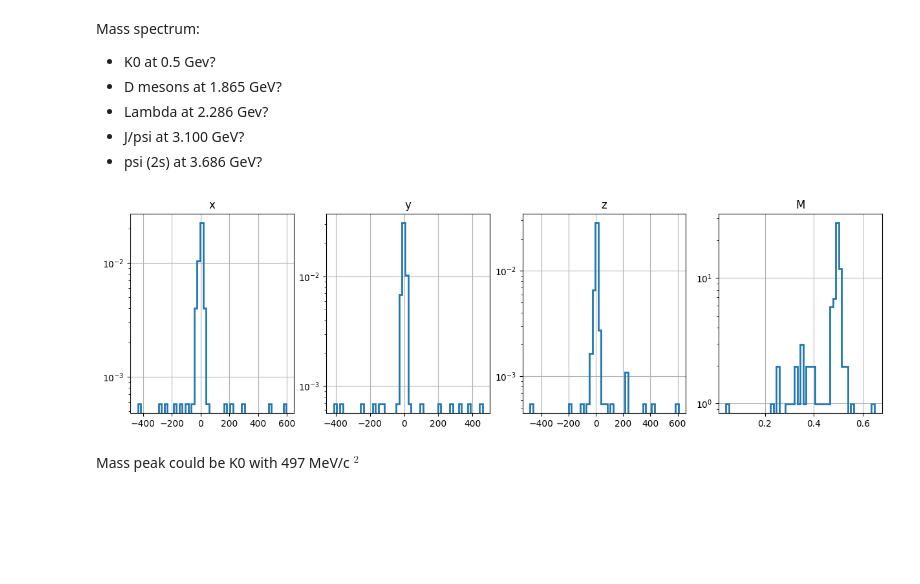
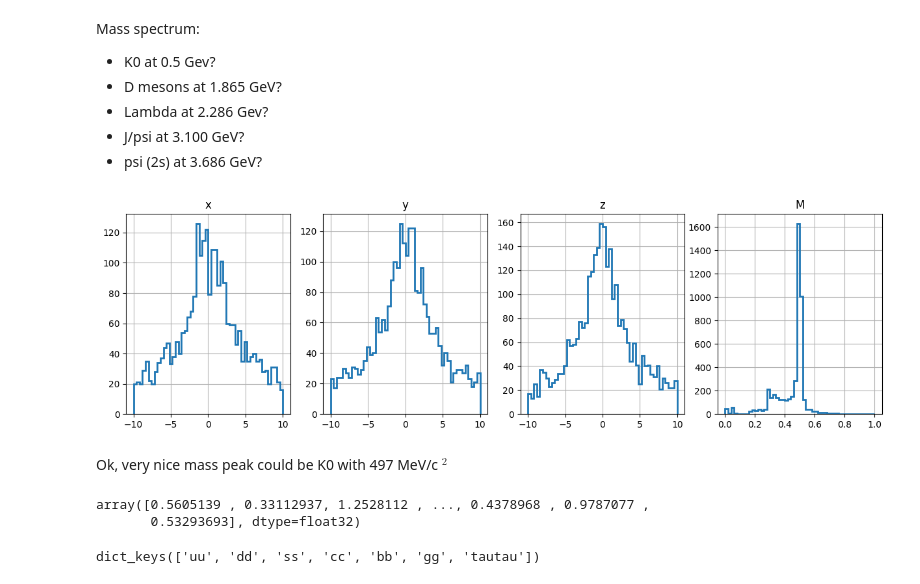
Before and after one commit to saracreates/TaggingResults, a Jupyter notebook: Hbb-vertices.ipynb, the cells around one changed output. Cells and saved outputs as stored; diff of their text form; code cells hidden in the pictures; blank space fills up the shorter version.

```diff
--- a/Hbb-vertices.ipynb
+++ b/Hbb-vertices.ipynb
@@ -13,8 +18,5 @@ import matplotlib.pyplot as plt
 def load_data(file_name):
     file = uproot.open(file_name)
     tree = file['tree;1']
-    data = tree.arrays(library="np")
+    data = tree.arrays(library="np", entry_start=0, entry_stop=250000) # 250k takes 9min to load
     return data
-# %%
-path = "/afs/cern.ch/work/s/saaumill/public/final-fullsim-inputNN"
-data = load_data(f"{path}/Hbb-inputNN-vertices.root")
@@ -78,2 +49,9 @@ def make_vertex_dic(type):
     return vertex_dic
+# %%
+dic_V0 = {}
+dic_SV = {}
+
+for key in dic.keys():
+    dic_V0[key] = make_vertex_dic(key, "V0")
+    dic_SV[key] = make_vertex_dic(key, "SV")
 # %%
@@ -86,14 +60,10 @@ dict_keys(['x', 'y', 'z', 'ids', 'M'])
 # %%
 fig, ax = plt.subplots(1, 4, figsize=(15, 4))
-for i, (key, value) in enumerate(SV_dic.items()):
-    if key == "ids":
-        continue
-    if key == "M":
-        i = i-1 # bad fix but works haha
-    ax[i].hist(value, bins=50, histtype='step', linewidth=2.0, density=True)
-    ax[i].set_title(key)
-    ax[i].grid()
-    #ax[i].set_yscale("log")
+xlims = [[-10,10], [-10,10], [-10,10], [0, 6]]
+for i, (key, value) in enumerate(dic_SV["bb"].items()):
+        ax[i].hist(value, bins=50, histtype='step', linewidth=2.0, range=xlims[i])
+        ax[i].set_title(key)
+        ax[i].grid()
 
 plt.show()
 # %% [output]
@@ -107,18 +77,14 @@ Mass spectrum:
 - psi (2s) at 3.686 GeV?
 # %%
 fig, ax = plt.subplots(1, 4, figsize=(15, 4))
-for i, (key, value) in enumerate(V0_dic.items()):
-    if key == "ids":
-        continue
-    if key == "M":
-        i = i-1 # bad fix but works haha
-    ax[i].hist(value, bins=50, histtype='step', linewidth=2.0, density=True)
+xlims = [[-10,10], [-10,10], [-10,10], [0, 1]]
+for i, (key, value) in enumerate(dic_V0["bb"].items()):
+    ax[i].hist(value, bins=50, histtype='step', linewidth=2.0, range=xlims[i])
     ax[i].set_title(key)
     ax[i].grid()
-    ax[i].set_yscale("log")
 
-plt.show() # less statistics for V0
+plt.show()
 # %% [output]
-[figure, old version]
+[figure, new version]
 # %% [markdown]
-Mass peak could be K0 with 497 MeV/c $^2$
+Ok, very nice mass peak could be K0 with 497 MeV/c $^2$
@@ -124,0 +127,9 @@ Mass peak could be K0 with 497 MeV/c $^2$
+# %%
+dic_SV["uu"]["M"]
+# %% [output]
+array([0.5605139 , 0.33112937, 1.2528112 , ..., 0.4378968 , 0.9787077 ,
+       0.53293693], dtype=float32)
+# %%
+dic.keys()
+# %% [output]
+dict_keys(['uu', 'dd', 'ss', 'cc', 'bb', 'gg', 'tautau'])
```
Also changed, not shown: parts of 17 cells of this notebook, 5 other files.
